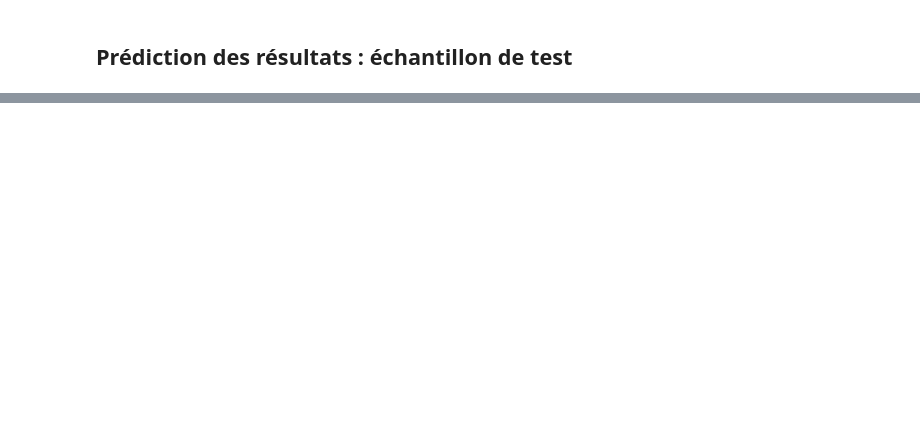
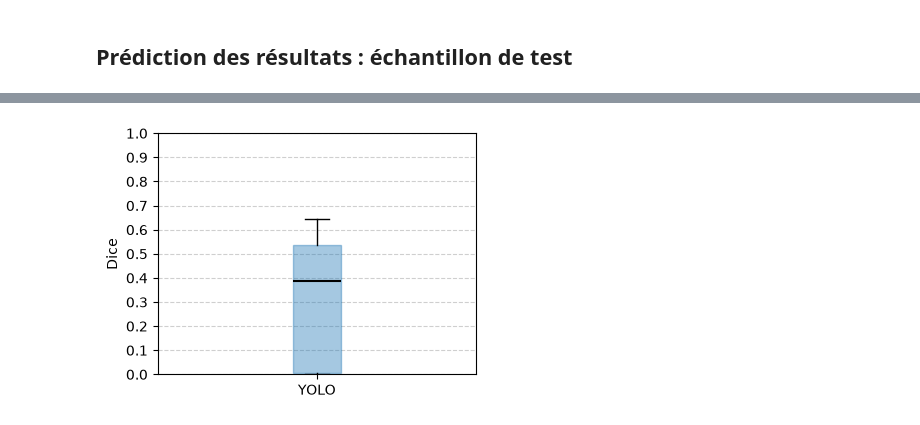
Before and after one commit to loranedp/Stage-GonAIde-2026, a Jupyter notebook: Debut/YOLO26/YOLO.ipynb, the cells around one changed output, grey strips where cells are left out. Cells and saved outputs as stored; diff of their text form; code cells hidden in the pictures; blank space fills up the shorter version.

Commit message:
Corrections visualisations

```diff
--- a/Debut/YOLO26/YOLO.ipynb
+++ b/Debut/YOLO26/YOLO.ipynb
@@ -878,0 +1039,29 @@ FileNotFoundError: Checkpoint de test introuvable : /home/ldepiero/Stage-GonAIde
+# %%
+import matplotlib.pyplot as plt
+
+# ----- Distribution du Dice sur les images de test -----
+# Les lignes Global sont exclues pour ne pas dupliquer les valeurs du dataset oeufs.
+dice_test = (
+    test_metrics_table.reset_index()
+    .loc[lambda frame: frame["classe"] != "Global", "dice"]
+    .dropna()
+)
+
+fig, ax = plt.subplots(figsize=(4, 3))
+boxplot = ax.boxplot([dice_test.to_numpy()], patch_artist=True)
+boxplot["boxes"][0].set_facecolor("#1f77b4")
+boxplot["boxes"][0].set_edgecolor("#1f77b4")
+boxplot["boxes"][0].set_alpha(0.4)
+for median in boxplot["medians"]:
+    median.set_color("black")
+    median.set_linewidth(1.5)
+ax.set_xticks([1])
+ax.set_xticklabels(["YOLO"])
+ax.set_ylabel("Dice")
+ax.set_yticks(np.arange(0, 1.01, 0.1))
+ax.set_ylim(0, 1.0)
+ax.grid(True, linestyle="--", alpha=0.6, axis="y")
+plt.tight_layout()
+plt.show()
+# %% [output]
+[figure, added]
```
Also changed, not shown: parts of 9 cells of this notebook, 22 other files.
